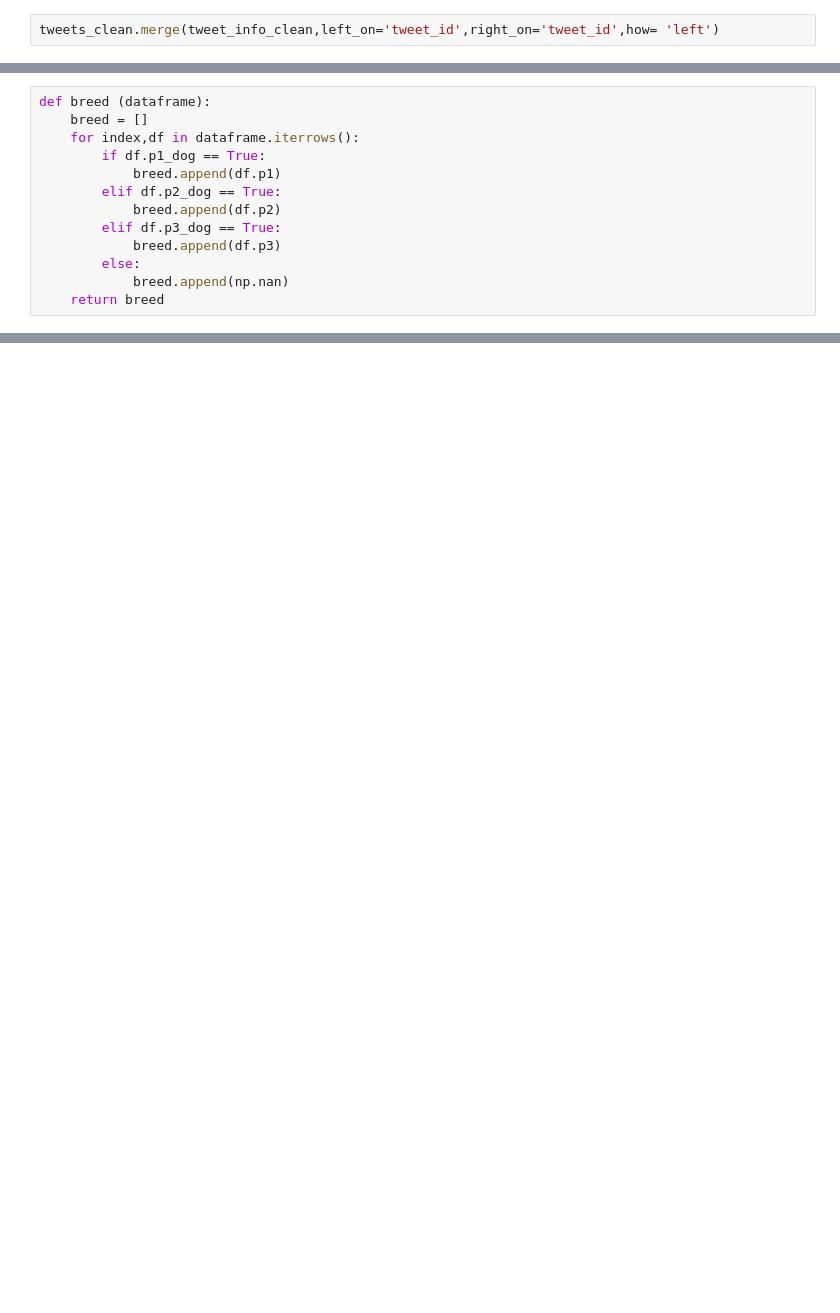
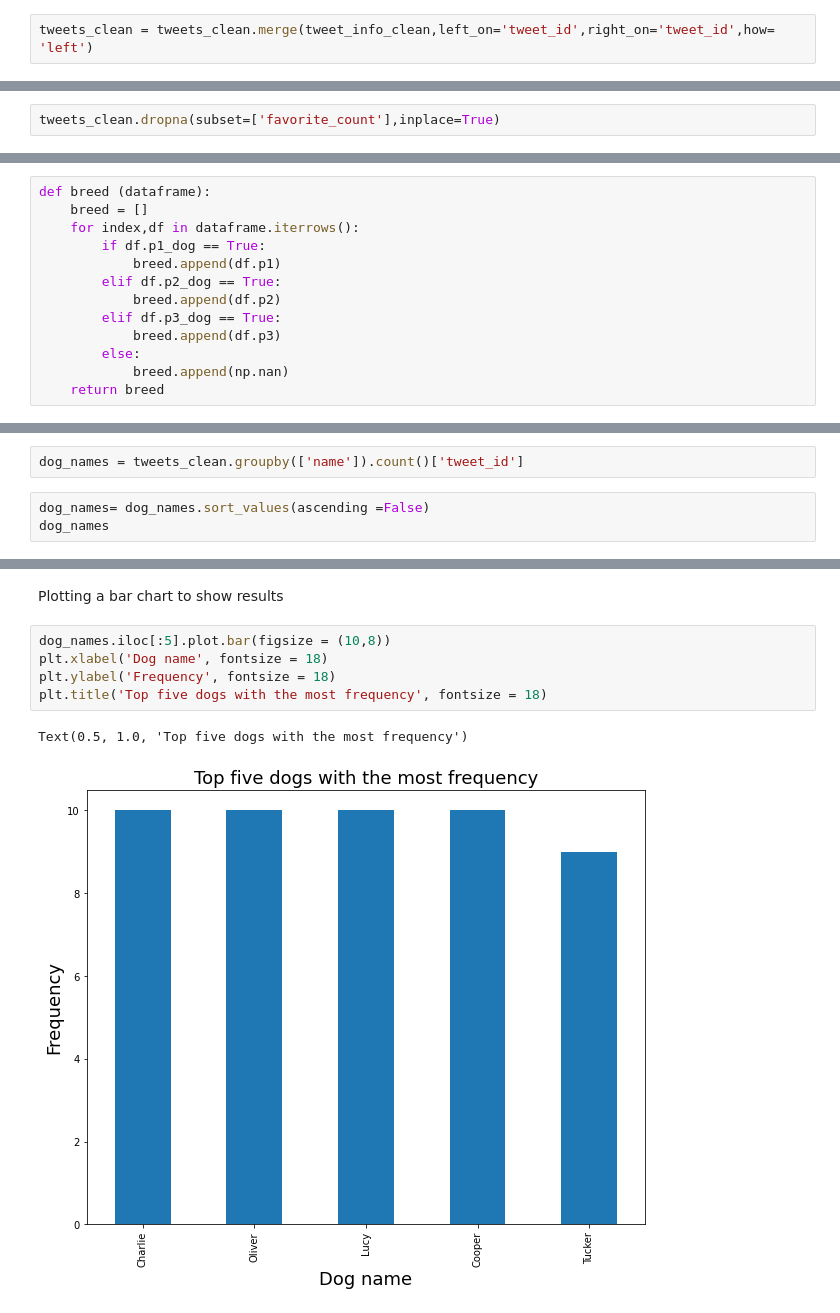
Before and after one commit to Tobi-David/Analyse-welovedogs-twitter-posts, a Jupyter notebook: wrangle_act.ipynb, the cells around one changed output, grey strips where cells are left out. Cells and saved outputs as stored; diff of their text form; blank space fills up the shorter version.

```diff
--- a/wrangle_act.ipynb
+++ b/wrangle_act.ipynb
@@ -613,4 +617,4 @@ Merge both tables together on the `tweet_id` column <br>
 
 **Code**
 # %%
-tweets_clean.merge(tweet_info_clean,left_on='tweet_id',right_on='tweet_id',how= 'left')
+tweets_clean = tweets_clean.merge(tweet_info_clean,left_on='tweet_id',right_on='tweet_id',how= 'left')
@@ -630,0 +621,2 @@ tweets_clean.merge(tweet_info_clean,left_on='tweet_id',right_on='tweet_id',how=
+# %%
+tweets_clean.dropna(subset=['favorite_count'],inplace=True)
@@ -677,0 +710,5 @@ image_predictions
+# %%
+dog_names = tweets_clean.groupby(['name']).count()['tweet_id']
+# %%
+dog_names= dog_names.sort_values(ascending =False)
+dog_names
@@ -677,0 +729,10 @@ image_predictions
+# %% [markdown]
+Plotting a bar chart to show results
+# %%
+dog_names.iloc[:5].plot.bar(figsize = (10,8))
+plt.xlabel('Dog name', fontsize = 18)
+plt.ylabel('Frequency', fontsize = 18)
+plt.title('Top five dogs with the most frequency', fontsize = 18)
+# %% [output]
+Text(0.5, 1.0, 'Top five dogs with the most frequency')
+[figure, added]
```
Also changed, not shown: parts of 25 cells of this notebook.
